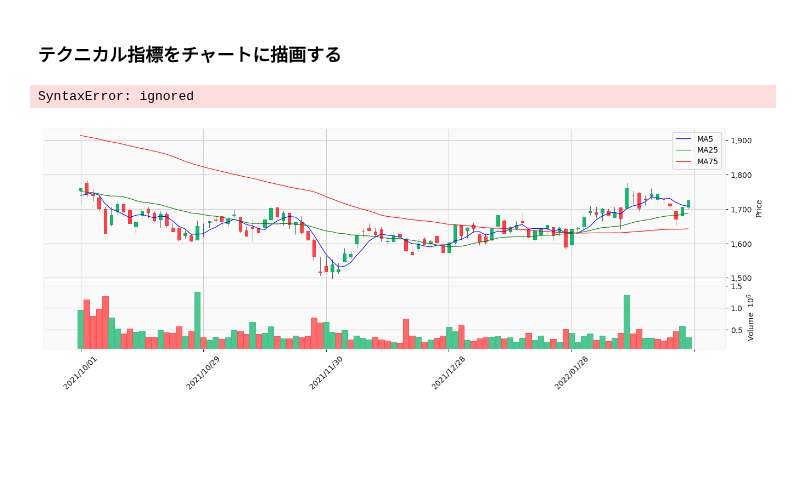
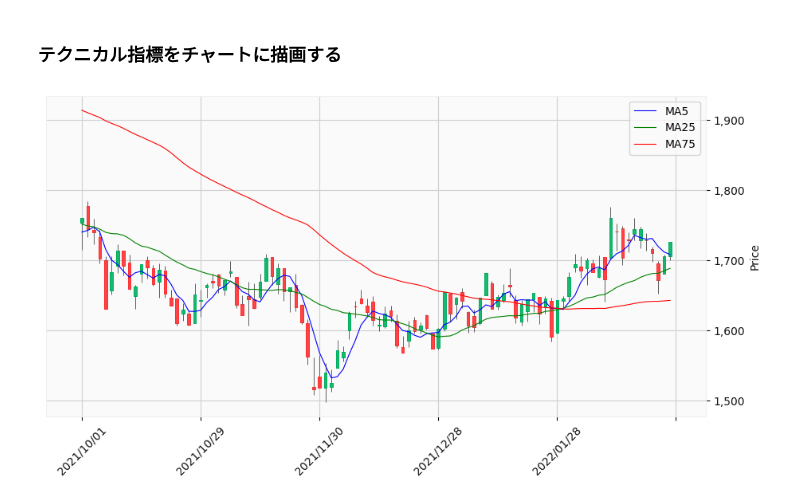
Before and after one commit to hirokimituya/stock-price-analysis, a Jupyter notebook: technical_analysis/株価分析.ipynb, the cells around one changed output. Saved outputs shown, nothing was run; the diff lists cells and outputs as text; code cells hidden in the pictures; blank space fills up the shorter version.

```diff
--- a/technical_analysis/株価分析.ipynb
+++ b/technical_analysis/株価分析.ipynb
@@ -88,7 +100,7 @@ def show_plot(code, start, end, sma=[], bbands={}, show_volume=True, width=2, he
     :param start: 取得する株価データの開始日
     :param end: 取得する株価データの終了日
     :param sma: チャートに移動平均線を表示するためのリスト（例: [5, 25, 75]）
-    :param bbands: チャートにボリンジャーバンドを表示するための辞書（例: {'sma': 25, 'bbands': 2}）
+    :param bbands: チャートにボリンジャーバンドを表示するための辞書（例: {'sma': 25, 'bbands': [1, 2]}）
     :param show_volume: チャートに出来高を表示するかどうかのブール値
     :param width: チャートの幅（縦横比）
     :param height: チャートの高さ（縦横比）
@@ -103,26 +115,38 @@ def show_plot(code, start, end, sma=[], bbands={}, show_volume=True, width=2, he
         resampled = df.resample(period)
         df = resampled.aggregate({'Open': 'first', 'High': 'max', 'Low': 'min', 'Close': 'last', 'Volume': 'sum'})
 
-    # 移動平均線の算出
+    # ①移動平均線の算出
     for ma in sma:
         df[f'ma{ma}'] = ta.sma(close, ma)
 
-    # ボリンジャーバンドの算出
+    # ②ボリンジャーバンドの算出
     if bbands:
-        df[f'ma{bbands.sma}'] = ta.sma(close, bbands.sma)
-        for n in range(1, bbands.num + 1):
-            df[f'upper{n}'], _, df[f'lower{n}'] = ta.bbands(close, bbands.sma, n)
+        df[f'ma{bbands["sma"]}'] = ta.sma(close, bbands['sma'])
+        for n in bbands['bbands']:
+            bbdf = ta.bbands(close, length=bbands["sma"], std=n)
+            df[f'upper{n}'], df[f'lower{n}'] = bbdf.iloc[:, 2], bbdf.iloc[:, 0]
 
     # 日付で絞り込み
     cdf = df[start:end]
 
-    # 移動平均線をチャートに表示するための準備（合わせてチャートに表示するラベル名のリストも作成する）
+    # チャートに表示するために使用する変数
     colors = ['blue', 'green', 'red']
     apd = []
     labels = []
+
+    # ①移動平均線をチャートに表示するための準備（合わせてチャートに表示するラベル名のリストも作成する）
     for ma, color in zip(sma, colors):
         apd.append(mpf.make_addplot(cdf[f'ma{ma}'], color=color, width=0.8))
         labels.append(f'ma{ma}'.upper())
+
+    # ②ボリンジャーバンドをチャートに表示するための準備（合わせてチャートに表示するラベル名のリストも作成する）
+    if bbands:
+        apd.append(mpf.make_addplot(cdf[f'ma{bbands["sma"]}'], color=colors[0], width=0.5))
+        labels.append(f'ma{bbands["sma"]}'.upper())
+        for n in bbands['bbands']:
+            apd.append(mpf.make_addplot(cdf[f'upper{n}'], color=colors[n], width=0.5))
+            apd.append(mpf.make_addplot(cdf[f'lower{n}'], color=colors[n], width=0.5))
+            labels.extend([f'+{n}σ', f'−{n}σ'])
 
     # 描画情報を取得
     fig, axes = mpf.plot(cdf, type='candle', figratio=(width, height), volume=show_volume, style='yahoo', addplot=apd, returnfig=True, datetime_format="%Y/%m/%d")
@@ -138,10 +162,8 @@ def show_plot(code, start, end, sma=[], bbands={}, show_volume=True, width=2, he
 
     # チャートを表示
     fig.show()
-# %% [output]
-SyntaxError: ignored
 # %%
 # 移動平均線をチャートに表示する
-show_plot(7616, '2021-10-1', '2022-2-28', sma=[5, 25, 75], width=3)
+show_plot(7616, '2021-10-1', '2022-2-28', sma=[5, 25, 75], show_volume=False)
 # %% [output]
-[figure, old version]
+[figure, new version]
```
Also changed, not shown: parts of 4 cells of this notebook.
